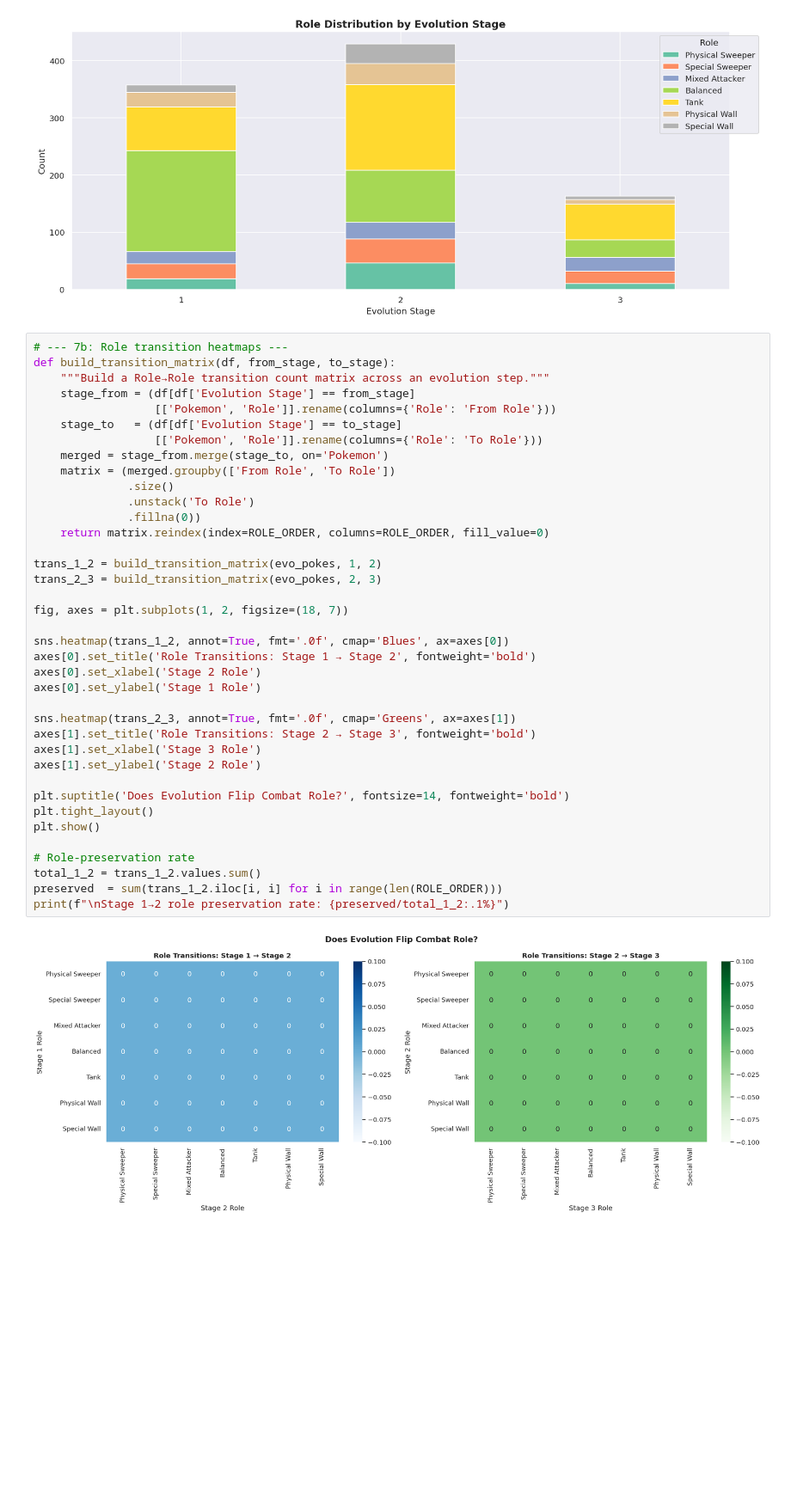
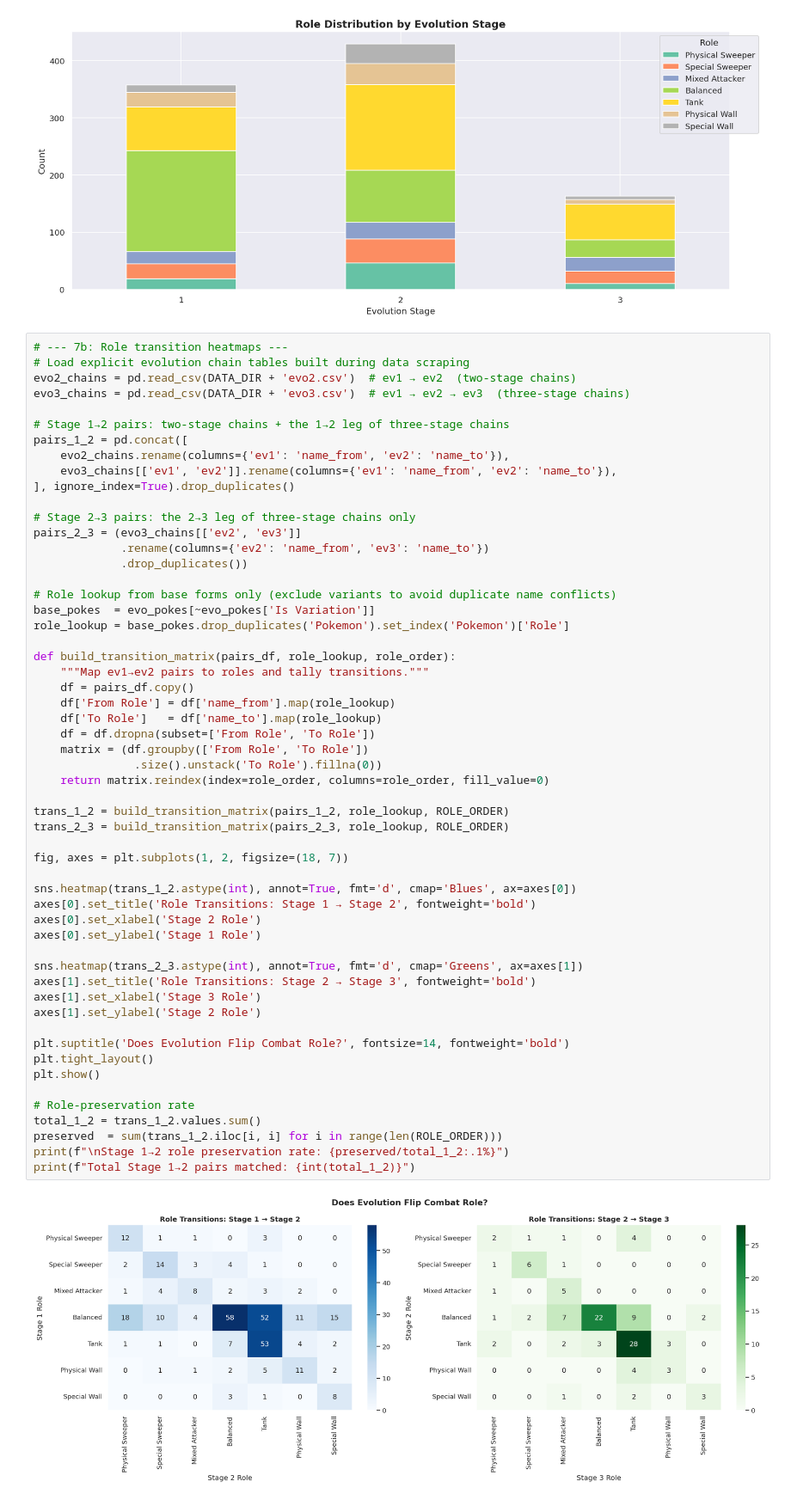
Before and after one commit to wanderduck/CERT-x465-003, a Jupyter notebook: CERT-x465-003_MAIN.ipynb, the cells around one changed output. Shown at 86% size. Saved outputs shown, nothing was run; the diff lists cells and outputs as text; blank space fills up the shorter version.

```diff
--- a/CERT-x465-003_MAIN.ipynb
+++ b/CERT-x465-003_MAIN.ipynb
@@ -1179,41 +1210,58 @@ plt.show()
 [figure]
 # %%
 # --- 7b: Role transition heatmaps ---
-def build_transition_matrix(df, from_stage, to_stage):
-    """Build a Role→Role transition count matrix across an evolution step."""
-    stage_from = (df[df['Evolution Stage'] == from_stage]
-                  [['Pokemon', 'Role']].rename(columns={'Role': 'From Role'}))
-    stage_to   = (df[df['Evolution Stage'] == to_stage]
-                  [['Pokemon', 'Role']].rename(columns={'Role': 'To Role'}))
-    merged = stage_from.merge(stage_to, on='Pokemon')
-    matrix = (merged.groupby(['From Role', 'To Role'])
-              .size()
-              .unstack('To Role')
-              .fillna(0))
-    return matrix.reindex(index=ROLE_ORDER, columns=ROLE_ORDER, fill_value=0)
+# Load explicit evolution chain tables built during data scraping
+evo2_chains = pd.read_csv(DATA_DIR + 'evo2.csv')  # ev1 → ev2  (two-stage chains)
+evo3_chains = pd.read_csv(DATA_DIR + 'evo3.csv')  # ev1 → ev2 → ev3  (three-stage chains)
 
-trans_1_2 = build_transition_matrix(evo_pokes, 1, 2)
-trans_2_3 = build_transition_matrix(evo_pokes, 2, 3)
+# Stage 1→2 pairs: two-stage chains + the 1→2 leg of three-stage chains
+pairs_1_2 = pd.concat([
+    evo2_chains.rename(columns={'ev1': 'name_from', 'ev2': 'name_to'}),
+    evo3_chains[['ev1', 'ev2']].rename(columns={'ev1': 'name_from', 'ev2': 'name_to'}),
+], ignore_index=True).drop_duplicates()
+
+# Stage 2→3 pairs: the 2→3 leg of three-stage chains only
+pairs_2_3 = (evo3_chains[['ev2', 'ev3']]
+             .rename(columns={'ev2': 'name_from', 'ev3': 'name_to'})
+             .drop_duplicates())
+
+# Role lookup from base forms only (exclude variants to avoid duplicate name conflicts)
+base_pokes  = evo_pokes[~evo_pokes['Is Variation']]
+role_lookup = base_pokes.drop_duplicates('Pokemon').set_index('Pokemon')['Role']
+
+def build_transition_matrix(pairs_df, role_lookup, role_order):
+    """Map ev1→ev2 pairs to roles and tally transitions."""
+    df = pairs_df.copy()
+    df['From Role'] = df['name_from'].map(role_lookup)
+    df['To Role']   = df['name_to'].map(role_lookup)
+    df = df.dropna(subset=['From Role', 'To Role'])
+    matrix = (df.groupby(['From Role', 'To Role'])
+               .size().unstack('To Role').fillna(0))
+    return matrix.reindex(index=role_order, columns=role_order, fill_value=0)
+
+trans_1_2 = build_transition_matrix(pairs_1_2, role_lookup, ROLE_ORDER)
+trans_2_3 = build_transition_matrix(pairs_2_3, role_lookup, ROLE_ORDER)
 
 fig, axes = plt.subplots(1, 2, figsize=(18, 7))
 
-sns.heatmap(trans_1_2, annot=True, fmt='.0f', cmap='Blues', ax=axes[0])
+sns.heatmap(trans_1_2.astype(int), annot=True, fmt='d', cmap='Blues', ax=axes[0])
 axes[0].set_title('Role Transitions: Stage 1 → Stage 2', fontweight='bold')
 axes[0].set_xlabel('Stage 2 Role')
 axes[0].set_ylabel('Stage 1 Role')
 
-sns.heatmap(trans_2_3, annot=True, fmt='.0f', cmap='Greens', ax=axes[1])
+sns.heatmap(trans_2_3.astype(int), annot=True, fmt='d', cmap='Greens', ax=axes[1])
 axes[1].set_title('Role Transitions: Stage 2 → Stage 3', fontweight='bold')
 axes[1].set_xlabel('Stage 3 Role')
 axes[1].set_ylabel('Stage 2 Role')
 
 plt.suptitle('Does Evolution Flip Combat Role?', fontsize=14, fontweight='bold')
 plt.tight_layout()
 plt.show()
 
 # Role-preservation rate
 total_1_2 = trans_1_2.values.sum()
 preserved  = sum(trans_1_2.iloc[i, i] for i in range(len(ROLE_ORDER)))
 print(f"\nStage 1→2 role preservation rate: {preserved/total_1_2:.1%}")
+print(f"Total Stage 1→2 pairs matched: {int(total_1_2)}")
 # %% [output]
-[figure, old version]
+[figure, new version]
```
Also changed, not shown: parts of 10 cells of this notebook.
